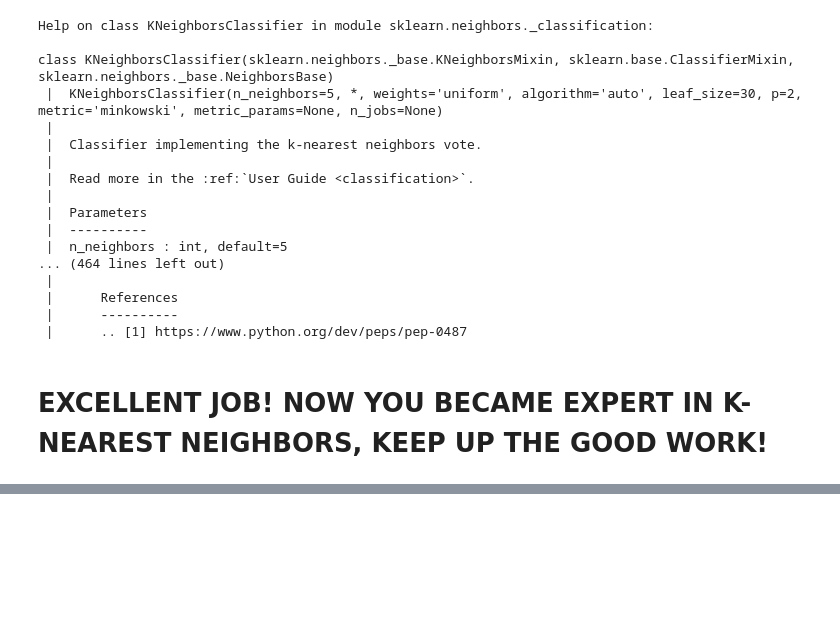
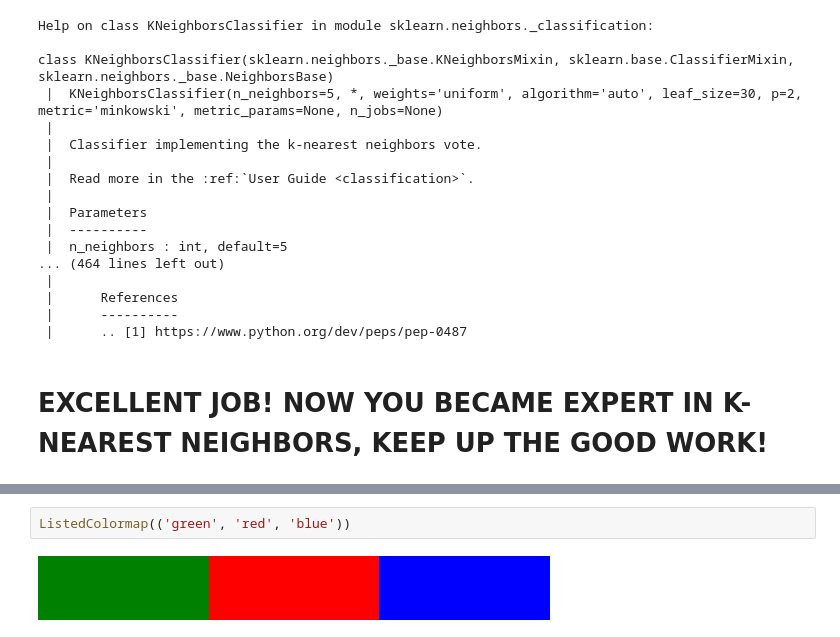
Before and after one commit to MaximillianJacob/Udemy, a Jupyter notebook: machine_learning_classification_bootcamp_in_python/py/3_KNN/K-Nearest Neighbour for IRIS plant Classification - Questions.ipynb, the cells around one changed output, grey strips where cells are left out. Cells and saved outputs as stored; diff of their text form; blank space fills up the shorter version.

```diff
--- a/machine_learning_classification_bootcamp_in_python/py/3_KNN/K-Nearest Neighbour for IRIS plant Classification - Questions.ipynb
+++ b/machine_learning_classification_bootcamp_in_python/py/3_KNN/K-Nearest Neighbour for IRIS plant Classification - Questions.ipynb
@@ -603,0 +752,4 @@ class KNeighborsClassifier(sklearn.neighbors._base.KNeighborsMixin, sklearn.base
+# %%
+ListedColormap(('green', 'red', 'blue'))
+# %% [output]
+[figure, added]
```
Also changed, not shown: parts of 65 cells of this notebook.
